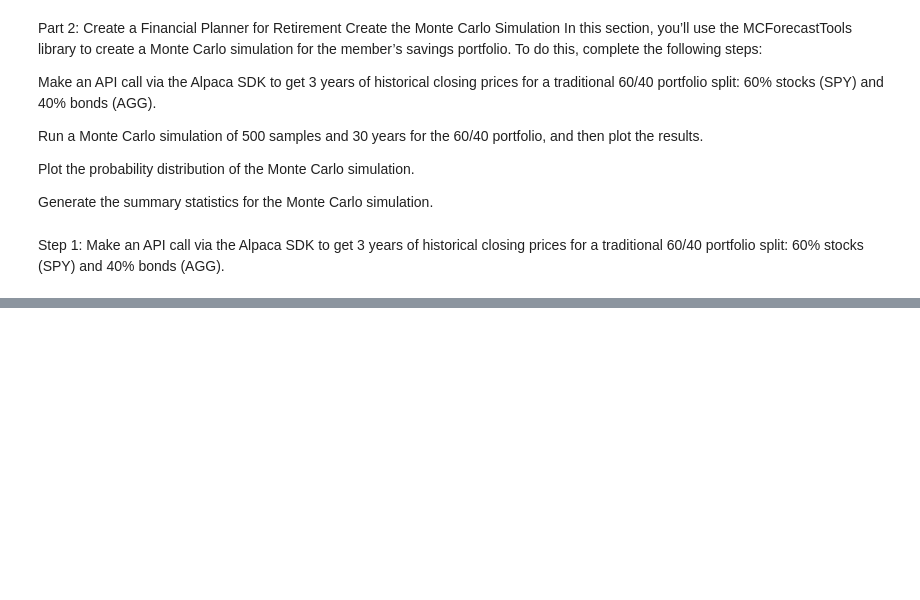
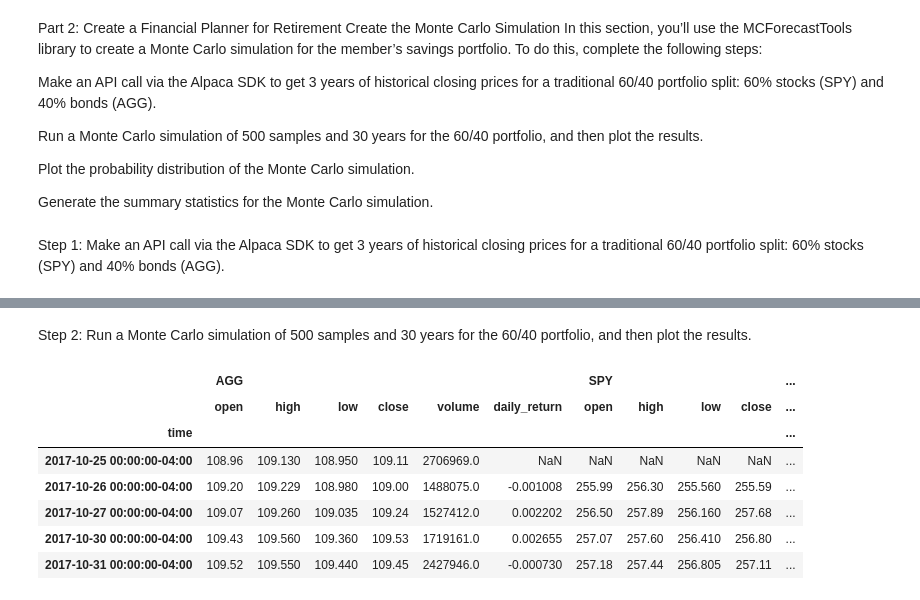
Before and after one commit to mrlandero/Monte_Carlo_Portfolio, a Jupyter notebook: app.ipynb, the cells around one changed output, grey strips where cells are left out. Drawn from its saved outputs; the diff is of its cells as text; code cells hidden in the pictures; blank space fills up the shorter version.

```diff
--- a/app.ipynb
+++ b/app.ipynb
@@ -443,0 +452,24 @@ display(pricing_data.tail())
+# %% [markdown]
+Step 2: Run a Monte Carlo simulation of 500 samples and 30 years for the 60/40 portfolio, and then plot the results.
+# %%
+# Configure the Monte Carlo simulation to forecast 30 years cumulative returns
+# The weights should be split 40% to AGG and 60% to SPY.
+# Run 500 samples.
+MC_thirty_year = MCSimulation(
+  portfolio_data=pricing_data,
+  weights=[.40, .60],
+  num_simulation=500,
+  num_trading_days=252 * 30
+)
+
+# Review the simulation input data
+MC_thirty_year.portfolio_data.head()
+# %% [output]
+|  | AGG |  |  |  |  |  | SPY |  |  |  | ... |
+|  | open | high | low | close | volume | daily_return | open | high | low | close | ... |
+| time |  |  |  |  |  |  |  |  |  |  | ... |
+| 2017-10-25 00:00:00-04:00 | 108.96 | 109.130 | 108.950 | 109.11 | 2706969.0 | NaN | NaN | NaN | NaN | NaN | ... |
+| 2017-10-26 00:00:00-04:00 | 109.20 | 109.229 | 108.980 | 109.00 | 1488075.0 | -0.001008 | 255.99 | 256.30 | 255.560 | 255.59 | ... |
+| 2017-10-27 00:00:00-04:00 | 109.07 | 109.260 | 109.035 | 109.24 | 1527412.0 | 0.002202 | 256.50 | 257.89 | 256.160 | 257.68 | ... |
+| 2017-10-30 00:00:00-04:00 | 109.43 | 109.560 | 109.360 | 109.53 | 1719161.0 | 0.002655 | 257.07 | 257.60 | 256.410 | 256.80 | ... |
+| 2017-10-31 00:00:00-04:00 | 109.52 | 109.550 | 109.440 | 109.45 | 2427946.0 | -0.000730 | 257.18 | 257.44 | 256.805 | 257.11 | ... |
```
Also changed, not shown: parts of 3 cells of this notebook.
